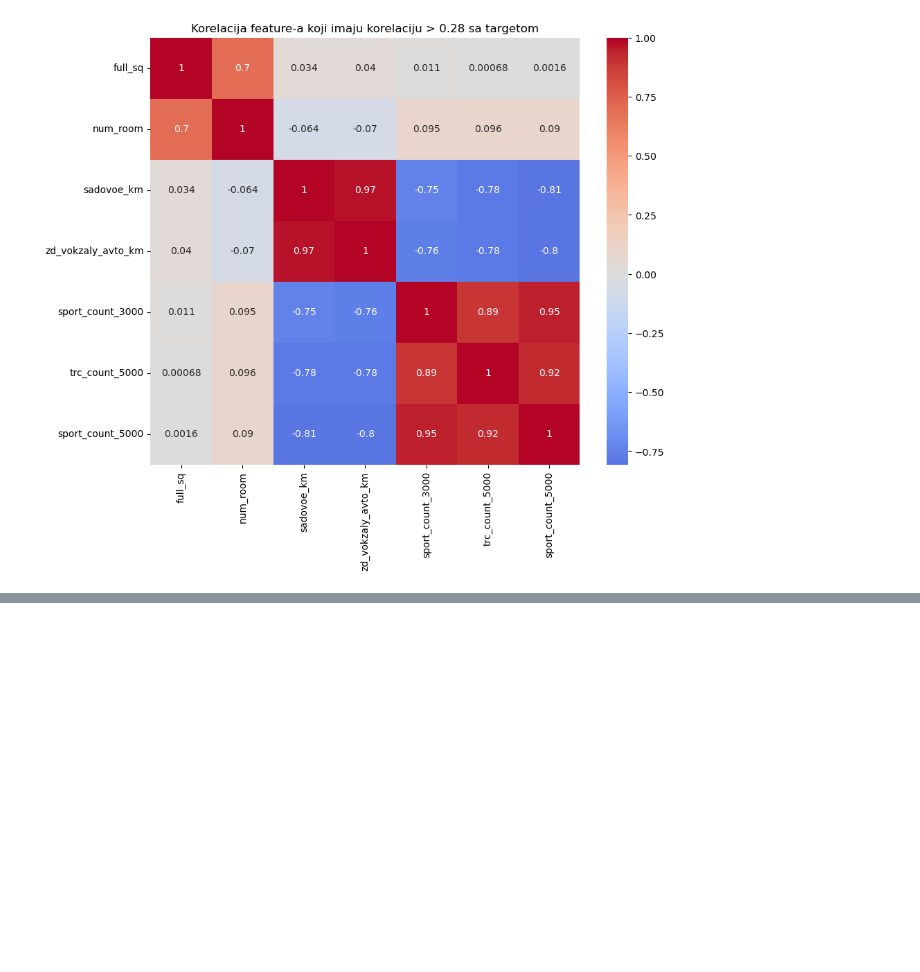
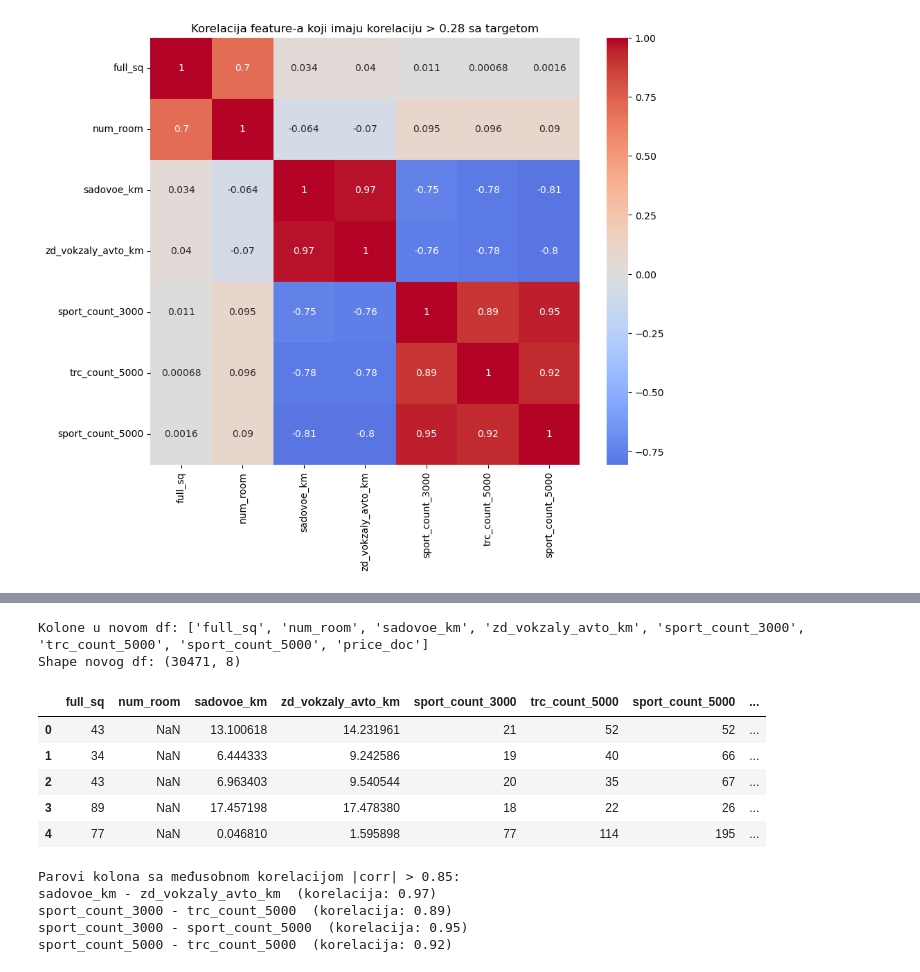
Before and after one commit to aleksaljujic/Sberbank-House-Pricing, a Jupyter notebook: Sberbank.ipynb, the cells around one changed output, grey strips where cells are left out. Cells and saved outputs as stored; diff of their text form; code cells hidden in the pictures; blank space fills up the shorter version.

Commit message:
izmena funkcije za izbacivanje slabo korelisanih kolona

```diff
--- a/Sberbank.ipynb
+++ b/Sberbank.ipynb
@@ -481,0 +439,49 @@ Requirement already satisfied: arrow>=0.15.0 in c:\users\aleks\anaconda3\lib\sit
+# %%
+target = "price_doc"
+
+# Uzmi samo numeričke kolone
+#df_num = df.select_dtypes(include=["int64", "float64"])
+
+# Korelacija svih feature-a sa targetom (apsolutne vrednosti)
+target_corr = df_num.corr()[target].abs()
+
+# Filtriraj po pragu |corr| > 0.28
+selected_features = target_corr[target_corr > 0.28].index.tolist()
+
+# Napravi novi DataFrame (samo izabrane kolone + target)
+df_filtered = df_num[selected_features]
+
+print("Kolone u novom df:", df_filtered.columns.tolist())
+print("Shape novog df:", df_filtered.shape)
+
+df_filtered.head()
+# %% [output]
+Kolone u novom df: ['full_sq', 'num_room', 'sadovoe_km', 'zd_vokzaly_avto_km', 'sport_count_3000', 'trc_count_5000', 'sport_count_5000', 'price_doc']
+Shape novog df: (30471, 8)
+|  | full_sq | num_room | sadovoe_km | zd_vokzaly_avto_km | sport_count_3000 | trc_count_5000 | sport_count_5000 | ... |
+| 0 | 43 | NaN | 13.100618 | 14.231961 | 21 | 52 | 52 | ... |
+| 1 | 34 | NaN | 6.444333 | 9.242586 | 19 | 40 | 66 | ... |
+| 2 | 43 | NaN | 6.963403 | 9.540544 | 20 | 35 | 67 | ... |
+| 3 | 89 | NaN | 17.457198 | 17.478380 | 18 | 22 | 26 | ... |
+| 4 | 77 | NaN | 0.046810 | 1.595898 | 77 | 114 | 195 | ... |
+# %%
+# korak 1: napravi korelacionu matricu za df_filtered (bez targeta)
+corr_matrix = df_filtered.drop(columns=[target]).corr()
+
+# korak 2: pronađi parove sa korelacijom > 0.85 (po apsolutnoj vrednosti)
+high_corr_pairs = [
+    (col1, col2, corr_matrix.loc[col1, col2])
+    for col1 in corr_matrix.columns
+    for col2 in corr_matrix.columns
+    if col1 < col2 and abs(corr_matrix.loc[col1, col2]) > 0.85
+]
+
+print("Parovi kolona sa međusobnom korelacijom |corr| > 0.85:")
+for col1, col2, val in high_corr_pairs:
+    print(f"{col1} - {col2}  (korelacija: {val:.2f})")
+# %% [output]
+Parovi kolona sa međusobnom korelacijom |corr| > 0.85:
+sadovoe_km - zd_vokzaly_avto_km  (korelacija: 0.97)
+sport_count_3000 - trc_count_5000  (korelacija: 0.89)
+sport_count_3000 - sport_count_5000  (korelacija: 0.95)
+sport_count_5000 - trc_count_5000  (korelacija: 0.92)
```
Also changed, not shown: parts of 4 cells of this notebook.
